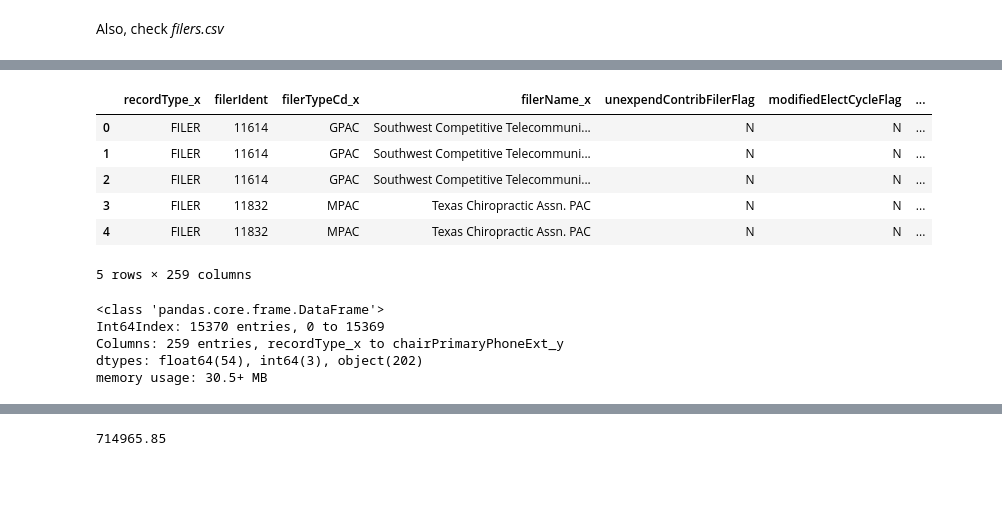
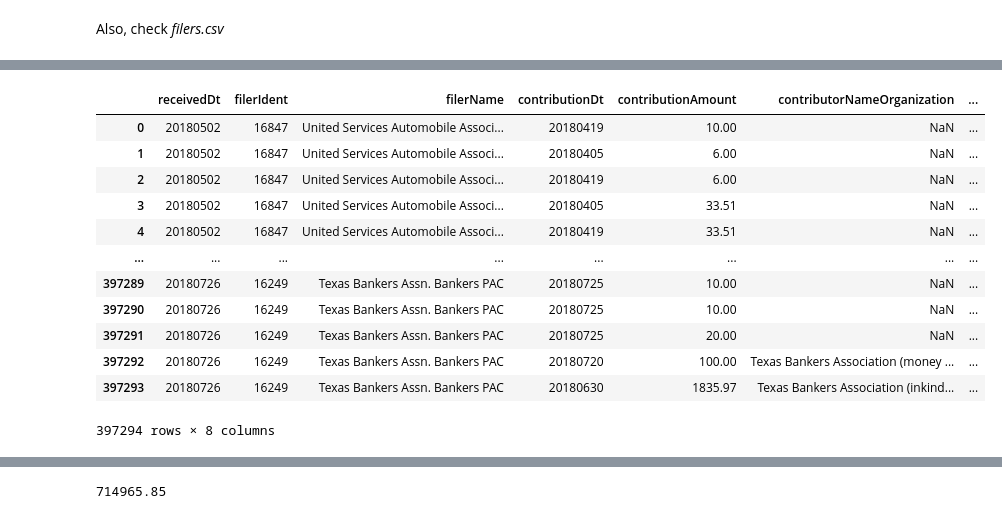
Before and after one commit to nemo-omen/datajourno-notebooks, a Jupyter notebook: Texas-2020--filers.ipynb, the cells around one changed output, grey strips where cells are left out. Cells and saved outputs as stored; diff of their text form; code cells hidden in the pictures; blank space fills up the shorter version.

```diff
--- a/Texas-2020--filers.ipynb
+++ b/Texas-2020--filers.ipynb
@@ -19,4 +19,4 @@ import matplotlib as pl
 
 import mpld3 as d3
 # %%
-filers = pd.read_csv('tx-ethics-filings/TEC_CF_CSV/filers.csv', low_memory=False)
+c_35 = pd.read_csv('tx-ethics-filings/TEC_CF_CSV/contribs_35.csv', usecols = ['receivedDt', 'filerIdent', 'filerName', 'contributionDt', 'contributionAmount', 'contributorNameFirst', 'contributorNameLast', 'contributorNameOrganization'], low_memory=False)
@@ -65,18 +22,0 @@ filers_last_year = pd.merge(filers, covers_last_year, on='filerIdent')
-# %%
-filers_last_year.head()
-# %% [output]
-|  | recordType_x | filerIdent | filerTypeCd_x | filerName_x | unexpendContribFilerFlag | modifiedElectCycleFlag | ... |
-| 0 | FILER | 11614 | GPAC | Southwest Competitive Telecommuni... | N | N | ... |
-| 1 | FILER | 11614 | GPAC | Southwest Competitive Telecommuni... | N | N | ... |
-| 2 | FILER | 11614 | GPAC | Southwest Competitive Telecommuni... | N | N | ... |
-| 3 | FILER | 11832 | MPAC | Texas Chiropractic Assn. PAC | N | N | ... |
-| 4 | FILER | 11832 | MPAC | Texas Chiropractic Assn. PAC | N | N | ... |
-5 rows × 259 columns
-# %%
-filers_last_year.info()
-# %% [output]
-<class 'pandas.core.frame.DataFrame'>
-Int64Index: 15370 entries, 0 to 15369
-Columns: 259 entries, recordType_x to chairPrimaryPhoneExt_y
-dtypes: float64(54), int64(3), object(202)
-memory usage: 30.5+ MB
@@ -85,5 +23,19 @@ export_filers = filers_last_year.to_csv('filtered/filers_last_year.csv', index=F
-# %%
-c_35 = pd.read_csv('tx-ethics-filings/TEC_CF_CSV/contribs_35.csv', low_memory=False)
+# %%
+c_35
+# %% [output]
+|  | receivedDt | filerIdent | filerName | contributionDt | contributionAmount | contributorNameOrganization | ... |
+| 0 | 20180502 | 16847 | United Services Automobile Associ... | 20180419 | 10.00 | NaN | ... |
+| 1 | 20180502 | 16847 | United Services Automobile Associ... | 20180405 | 6.00 | NaN | ... |
+| 2 | 20180502 | 16847 | United Services Automobile Associ... | 20180419 | 6.00 | NaN | ... |
+| 3 | 20180502 | 16847 | United Services Automobile Associ... | 20180405 | 33.51 | NaN | ... |
+| 4 | 20180502 | 16847 | United Services Automobile Associ... | 20180419 | 33.51 | NaN | ... |
+| ... | ... | ... | ... | ... | ... | ... | ... |
+| 397289 | 20180726 | 16249 | Texas Bankers Assn. Bankers PAC | 20180725 | 10.00 | NaN | ... |
+| 397290 | 20180726 | 16249 | Texas Bankers Assn. Bankers PAC | 20180725 | 10.00 | NaN | ... |
+| 397291 | 20180726 | 16249 | Texas Bankers Assn. Bankers PAC | 20180725 | 20.00 | NaN | ... |
+| 397292 | 20180726 | 16249 | Texas Bankers Assn. Bankers PAC | 20180720 | 100.00 | Texas Bankers Association (money ... | ... |
+| 397293 | 20180726 | 16249 | Texas Bankers Assn. Bankers PAC | 20180630 | 1835.97 | Texas Bankers Association (inkind... | ... |
+397294 rows × 8 columns
 # %%
 c_35 = c_35[c_35.receivedDt >= 20181231.0]
 # %%
```
Also changed, not shown: parts of 13 cells of this notebook, 7 other files.
